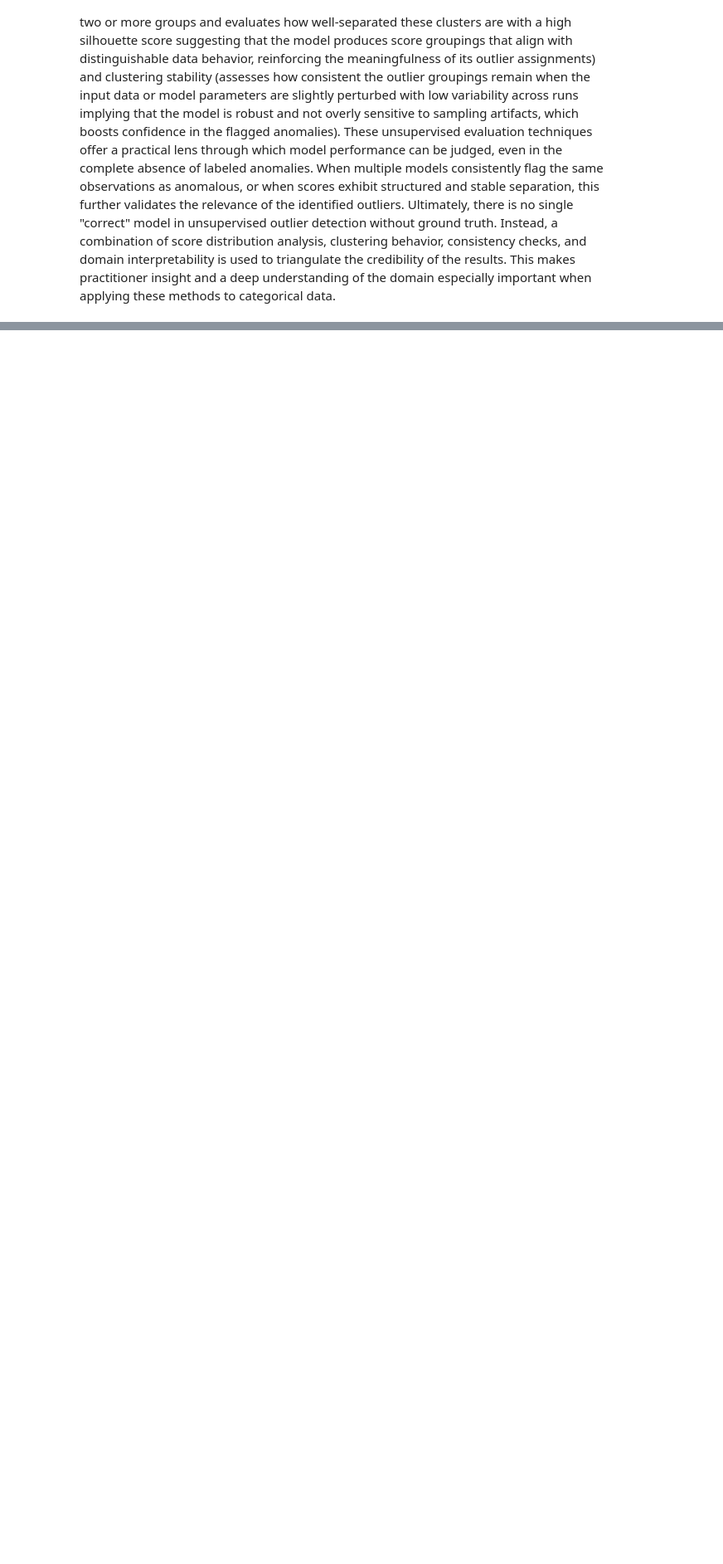
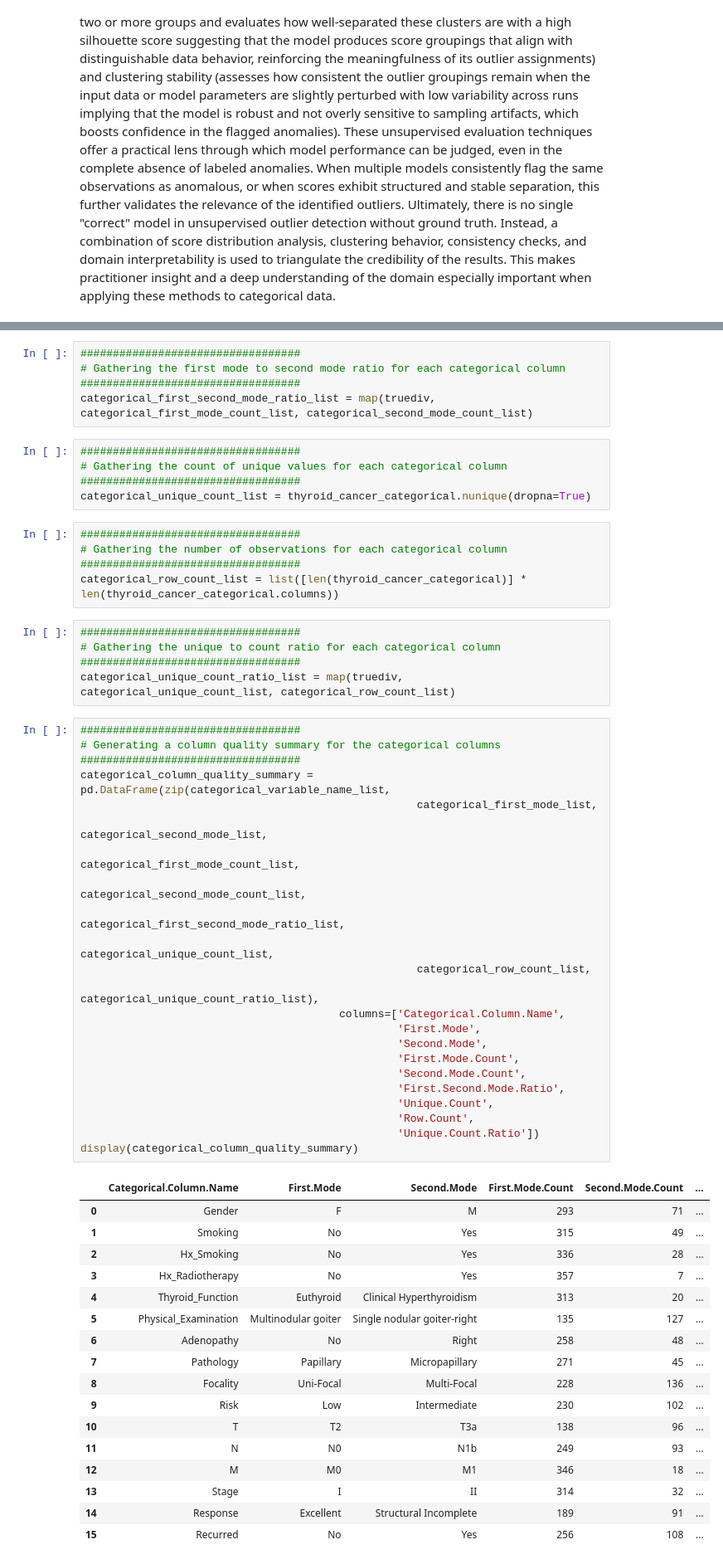
Before and after one commit to JohnPaulinePineda/Portfolio_Project_61, a Jupyter notebook: codes/DetectingAndEvaluatingAnomaliesInCategoricalDataUnderSupervisedAndUnsupervisedSettings.ipynb, the cells around one changed output, grey strips where cells are left out. Shown at 83% size. Saved outputs shown, nothing was run; the diff lists cells and outputs as text; blank space fills up the shorter version.

```diff
--- a/codes/DetectingAndEvaluatingAnomaliesInCategoricalDataUnderSupervisedAndUnsupervisedSettings.ipynb
+++ b/codes/DetectingAndEvaluatingAnomaliesInCategoricalDataUnderSupervisedAndUnsupervisedSettings.ipynb
@@ -59,0 +757,61 @@ This project explores various **Outlier Detection** techniques specifically tail
+# %%
+##################################
+# Gathering the first mode to second mode ratio for each categorical column
+##################################
+categorical_first_second_mode_ratio_list = map(truediv, categorical_first_mode_count_list, categorical_second_mode_count_list)
+# %%
+##################################
+# Gathering the count of unique values for each categorical column
+##################################
+categorical_unique_count_list = thyroid_cancer_categorical.nunique(dropna=True)
+# %%
+##################################
+# Gathering the number of observations for each categorical column
+##################################
+categorical_row_count_list = list([len(thyroid_cancer_categorical)] * len(thyroid_cancer_categorical.columns))
+# %%
+##################################
+# Gathering the unique to count ratio for each categorical column
+##################################
+categorical_unique_count_ratio_list = map(truediv, categorical_unique_count_list, categorical_row_count_list)
+# %%
+##################################
+# Generating a column quality summary for the categorical columns
+##################################
+categorical_column_quality_summary = pd.DataFrame(zip(categorical_variable_name_list,
+                                                    categorical_first_mode_list,
+                                                    categorical_second_mode_list,
+                                                    categorical_first_mode_count_list,
+                                                    categorical_second_mode_count_list,
+                                                    categorical_first_second_mode_ratio_list,
+                                                    categorical_unique_count_list,
+                                                    categorical_row_count_list,
+                                                    categorical_unique_count_ratio_list),
+                                        columns=['Categorical.Column.Name',
+                                                 'First.Mode',
+                                                 'Second.Mode',
+                                                 'First.Mode.Count',
+                                                 'Second.Mode.Count',
+                                                 'First.Second.Mode.Ratio',
+                                                 'Unique.Count',
+                                                 'Row.Count',
+                                                 'Unique.Count.Ratio'])
+display(categorical_column_quality_summary)
+# %% [output]
+|  | Categorical.Column.Name | First.Mode | Second.Mode | First.Mode.Count | Second.Mode.Count | ... |
+| 0 | Gender | F | M | 293 | 71 | ... |
+| 1 | Smoking | No | Yes | 315 | 49 | ... |
+| 2 | Hx_Smoking | No | Yes | 336 | 28 | ... |
+| 3 | Hx_Radiotherapy | No | Yes | 357 | 7 | ... |
+| 4 | Thyroid_Function | Euthyroid | Clinical Hyperthyroidism | 313 | 20 | ... |
+| 5 | Physical_Examination | Multinodular goiter | Single nodular goiter-right | 135 | 127 | ... |
+| 6 | Adenopathy | No | Right | 258 | 48 | ... |
+| 7 | Pathology | Papillary | Micropapillary | 271 | 45 | ... |
+| 8 | Focality | Uni-Focal | Multi-Focal | 228 | 136 | ... |
+| 9 | Risk | Low | Intermediate | 230 | 102 | ... |
+| 10 | T | T2 | T3a | 138 | 96 | ... |
+| 11 | N | N0 | N1b | 249 | 93 | ... |
+| 12 | M | M0 | M1 | 346 | 18 | ... |
+| 13 | Stage | I | II | 314 | 32 | ... |
+| 14 | Response | Excellent | Structural Incomplete | 189 | 91 | ... |
+| 15 | Recurred | No | Yes | 256 | 108 | ... |
```
Also changed, not shown: parts of 65 cells of this notebook, 2 other files.
